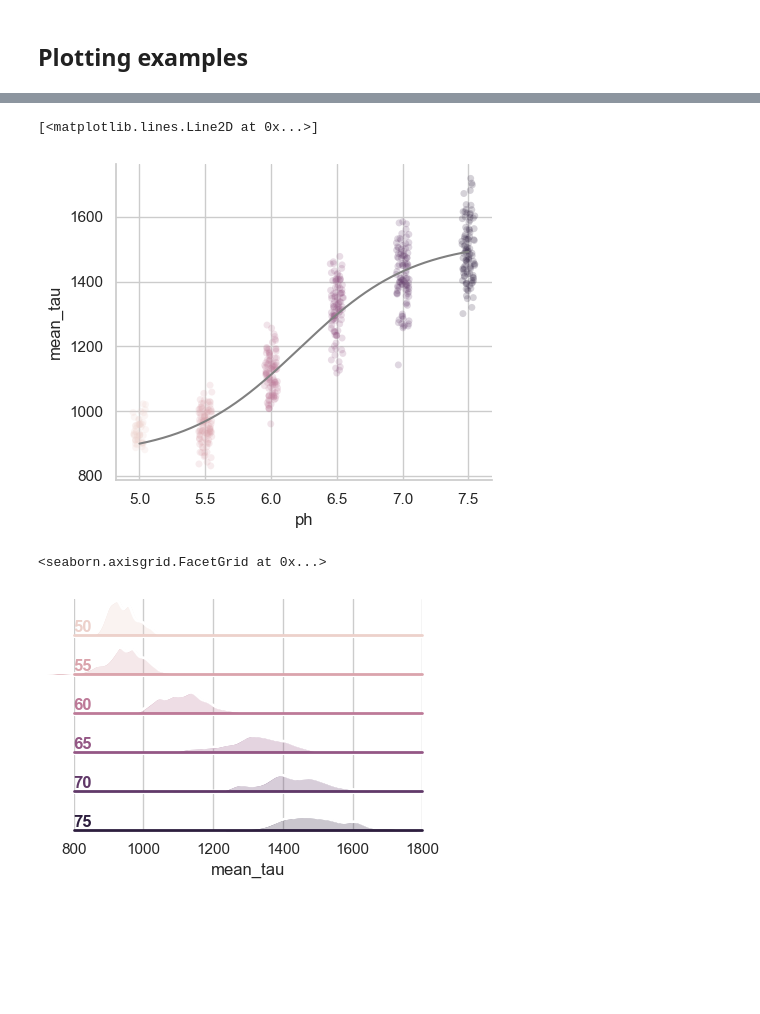
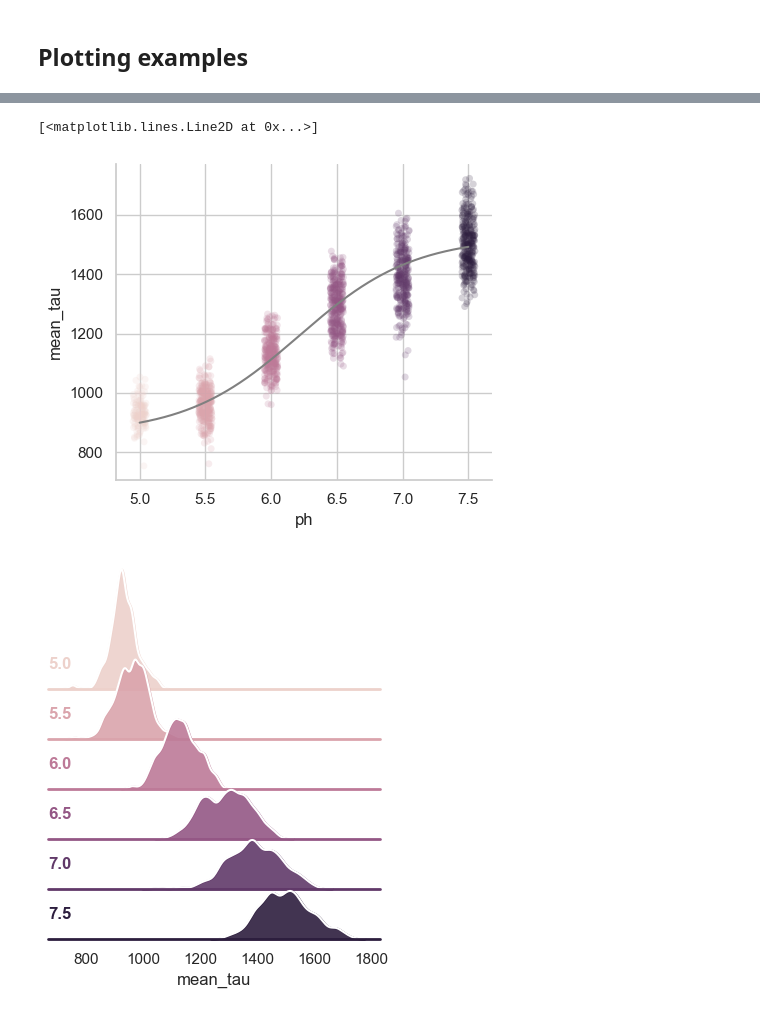
Before and after one commit to olekstop/flim_granules_analysis, a Jupyter notebook: notebooks/pH_calibration.ipynb, the cells around one changed output, grey strips where cells are left out. Drawn from its saved outputs; the diff is of its cells as text; code cells hidden in the pictures; blank space fills up the shorter version.

Commit message:
update the pH plot

```diff
--- a/notebooks/pH_calibration.ipynb
+++ b/notebooks/pH_calibration.ipynb
@@ -221,7 +221,7 @@ def random_choice(data, group_col='ph', n=100):
 
 
 # Assuming 'data' is your DataFrame
-sampled_data = random_choice(image_data, group_col='ph', n=100)
+sampled_data = random_choice(image_data, group_col='ph', n=500)
 
 
 sns.set_theme(style="whitegrid", palette="pastel")
@@ -243,5 +272,5 @@ g
 # %%
-sampled_data['ph'] /= 10
+#sampled_data['ph'] /= 10
 sns.set_theme(style="whitegrid", palette=sns.cubehelix_palette(6))
 e=sns.catplot(
     data=sampled_data, x="ph", y="mean_tau", hue="ph",
@@ -255,39 +284,53 @@ plt.plot(pH_values, lifetime_values, label='Model', color='gray')
 #    scatter=False, truncate=False, order=2, color=".2")
 # %% [output]
 [<matplotlib.lines.Line2D at 0x...>]
-[figure, old version]
+[figure, new version]
 # %%
-# Initialize the FacetGrid object
-sns.set_theme(style="whitegrid", palette=sns.cubehelix_palette(6))
-g = sns.FacetGrid(image_data, row="ph", hue="ph", aspect=9, height=.5)
+import numpy as np
+import pandas as pd
+import seaborn as sns
+import matplotlib.pyplot as plt
 
-# Draw the densities in a few steps
-g.map(sns.kdeplot, "mean_tau",
-      bw_adjust=.6,
-      fill=True, clip_on=False)
+sns.set_theme(style="white",palette=sns.cubehelix_palette(6), rc={"axes.facecolor": (0, 0, 0, 0)})
 
-g.map(sns.kdeplot, "mean_tau", color="w", lw=2, bw_adjust=.6,clip_on=False)
 
-# passing color=None to refline() uses the hue mapping
+# Initialize the FacetGrid object for 6 different distributions
+g = sns.FacetGrid(sampled_data, row="ph", hue="ph", aspect=5.5, height=0.8)
+
+# Draw the densities
+g.map(sns.kdeplot, "mean_tau", bw_adjust=0.65, clip_on=False, fill=True, alpha=0.9, linewidth=1.5)
+g.map(sns.kdeplot, "mean_tau", clip_on=False, color="w", lw=1.5, bw_adjust=0.65)
+
+# Add a reference line
 g.refline(y=0, linewidth=2, linestyle="-", color=None, clip_on=False)
 
-# Set the subplots to overlap
-g.figure.subplots_adjust(hspace=0.1)
-
-# Define and use a simple function to label the plot in axes coordinates
+# Function to label the rows
 def label(x, color, label):
     ax = plt.gca()
     ax.text(0, .2, label, fontweight="bold", color=color,
             ha="left", va="center", transform=ax.transAxes)
 
-
 g.map(label, "mean_tau")
 
-# Remove axes details that don't play well with overlap
+# Adjust spacing for overlapping effect
+g.figure.subplots_adjust(hspace=-0.6)
+
+# Remove extra axes details
 g.set_titles("")
 g.set(yticks=[], ylabel="")
-g.set(xlim=(800,1800))
 g.despine(bottom=True, left=True)
+
+plt.show()
+
+
+# Define the directory where you want to save the figures
+save_dir = r"C:\Users\med\Desktop\Thesis\For_Fig\Python plots"  # Change this to your desired path
+
+# Create the directory if it doesn't exist
+os.makedirs(save_dir, exist_ok=True)
+
+# Save the figure (correct method)
+save_path = os.path.join(save_dir, "phcalibration2.svg")
+g.figure.savefig(save_path, dpi=300, bbox_inches="tight")
 # %% [output]
-<seaborn.axisgrid.FacetGrid at 0x...>
-[figure, old version]
+[figure, new version]
```
Also changed, not shown: parts of 5 cells of this notebook.
